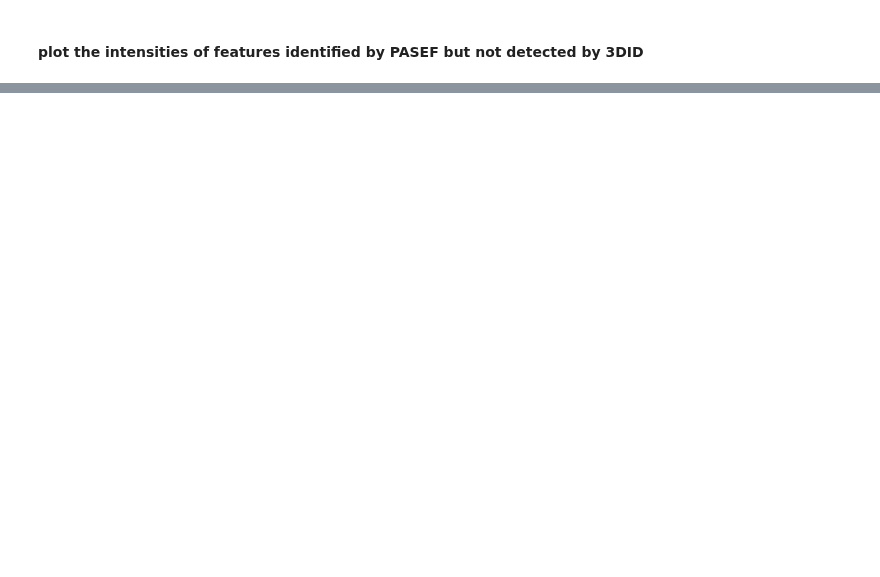
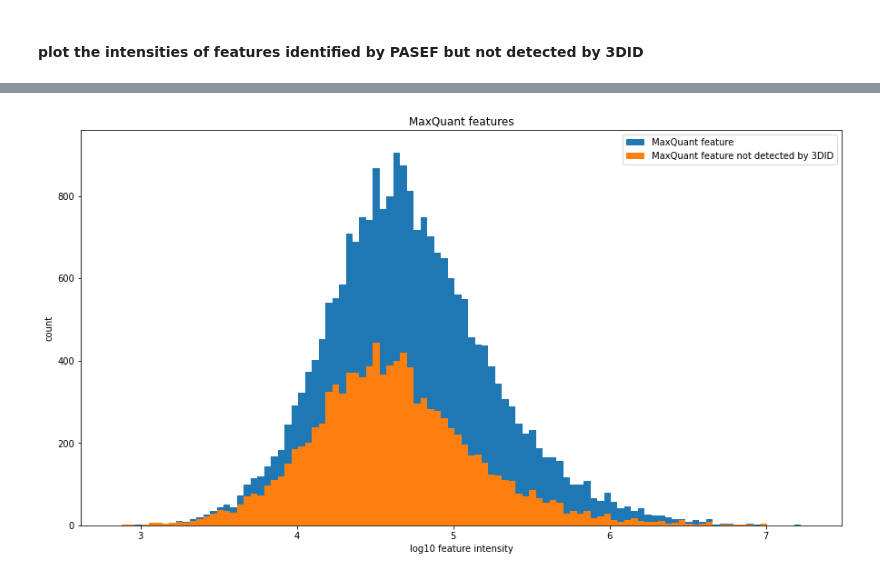
Before and after one commit to WEHI-Proteomics/tfde, a Jupyter notebook: notebooks/paper 4 - features found by both 3DID and PASEF.ipynb, the cells around one changed output, grey strips where cells are left out. Saved outputs shown, nothing was run; the diff lists cells and outputs as text; code cells hidden in the pictures; blank space fills up the shorter version.

```diff
--- a/notebooks/paper 4 - features found by both 3DID and PASEF.ipynb
+++ b/notebooks/paper 4 - features found by both 3DID and PASEF.ipynb
@@ -224,0 +312,3 @@ plt.show()
+# %%
+# find the PASEF feature IDs that are not in the common set
+feature_ids_not_found_by_3did_l = list(set(features_mq_df.feature_id.to_list()) - set(common_mq_3did_df.feature_id_mq.to_list()))
@@ -224,0 +319,28 @@ plt.show()
+# %%
+features_mq_df['log_intensity'] = np.log10(features_mq_df.intensity)
+# %%
+features_mq_df['not_detected_3did'] = features_mq_df.apply(lambda row: row.feature_id in feature_ids_not_found_by_3did_l, axis=1)
+# %%
+idents_not_detected_3did_df = features_mq_df[(features_mq_df.not_detected_3did == True)]
+# %%
+f, ax1 = plt.subplots()
+f.set_figheight(8)
+f.set_figwidth(15)
+
+plt.margins(0.06)
+plt.title('MaxQuant features')
+
+bins = 100
+hist, bins, _ = plt.hist(features_mq_df.log_intensity, bins=bins, label='MaxQuant feature')
+hist, bins, _ = plt.hist(idents_not_detected_3did_df.log_intensity, bins=bins, label='MaxQuant feature not detected by 3DID')
+
+plt.xlabel('log10 feature intensity')
+plt.ylabel('count')
+
+# plt.xlim((-20,20))
+# plt.ylim((0,300))
+
+plt.legend()
+plt.show()
+# %% [output]
+[figure, added]
```
Also changed, not shown: parts of 29 cells of this notebook, 2 other files.
